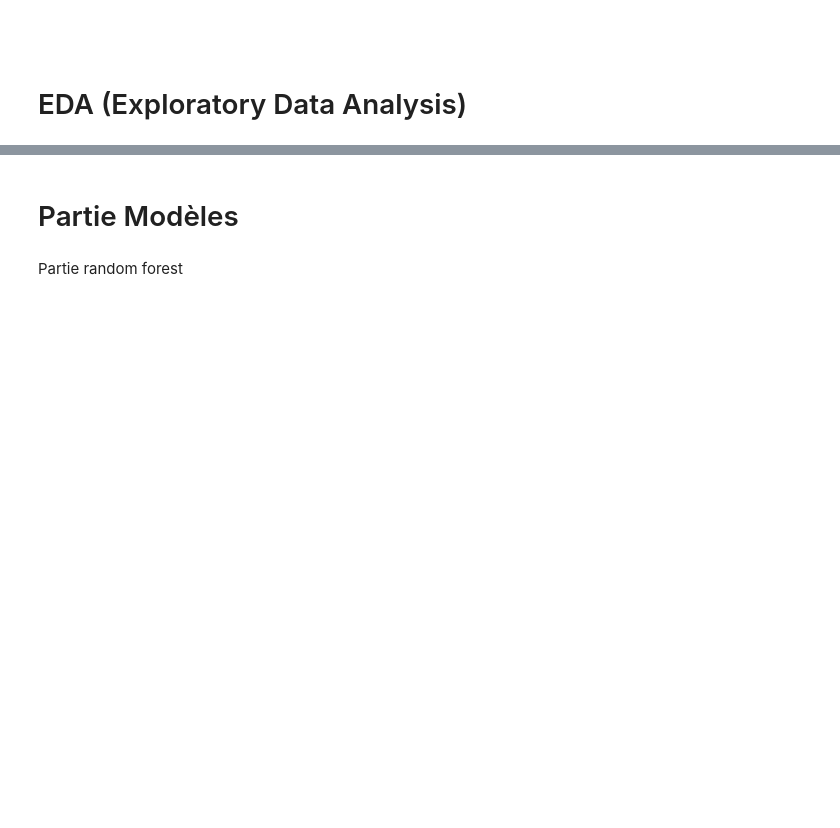
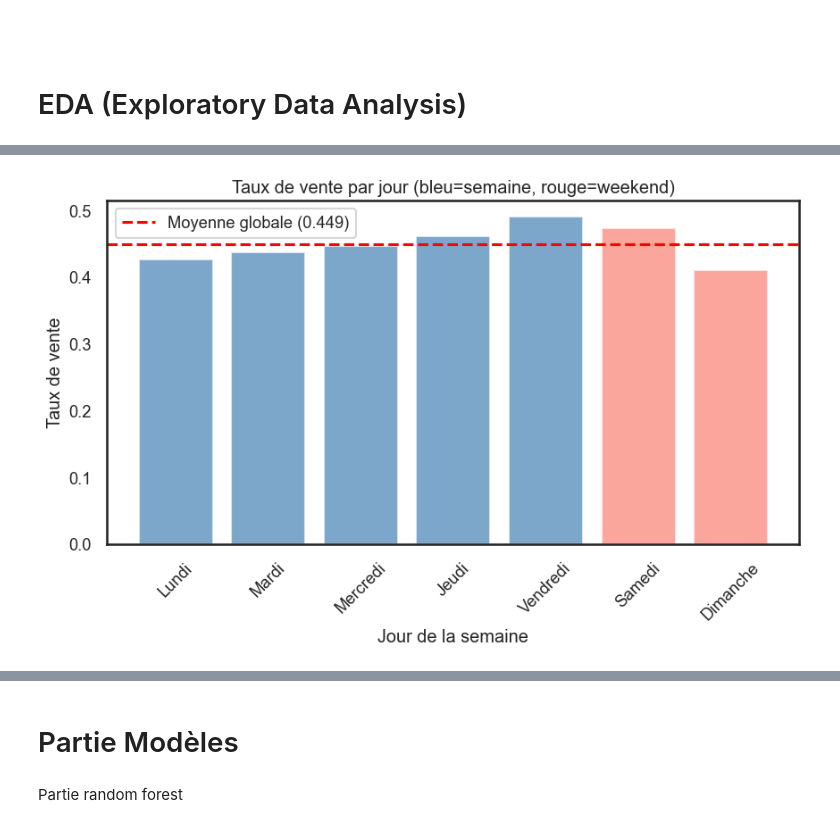
Before and after one commit to LStiffel/kaggle_competition, a Jupyter notebook: kaggle_competition.ipynb, the cells around one changed output, grey strips where cells are left out. Saved outputs shown, nothing was run; the diff lists cells and outputs as text; code cells hidden in the pictures; blank space fills up the shorter version.

```diff
--- a/kaggle_competition.ipynb
+++ b/kaggle_competition.ipynb
@@ -91,0 +118,13 @@ def preprocess_data(X):
+# %%
+colors = ['salmon' if i >= 5 else 'steelblue' for i in day_stats['dayofweek']]
+plt.figure(figsize=(10, 5))
+plt.bar(day_stats['dayofweek'], day_stats['mean'], color=colors, alpha=0.7)
+plt.axhline(global_mean, color='red', linestyle='--', label=f'Moyenne globale ({global_mean:.3f})')
+plt.xlabel('Jour de la semaine')
+plt.ylabel('Taux de vente')
+plt.title('Taux de vente par jour (bleu=semaine, rouge=weekend)')
+plt.xticks(range(7), day_labels, rotation=45)
+plt.legend()
+plt.show()
+# %% [output]
+[figure, added]
```
Also changed, not shown: parts of 4 cells of this notebook.
